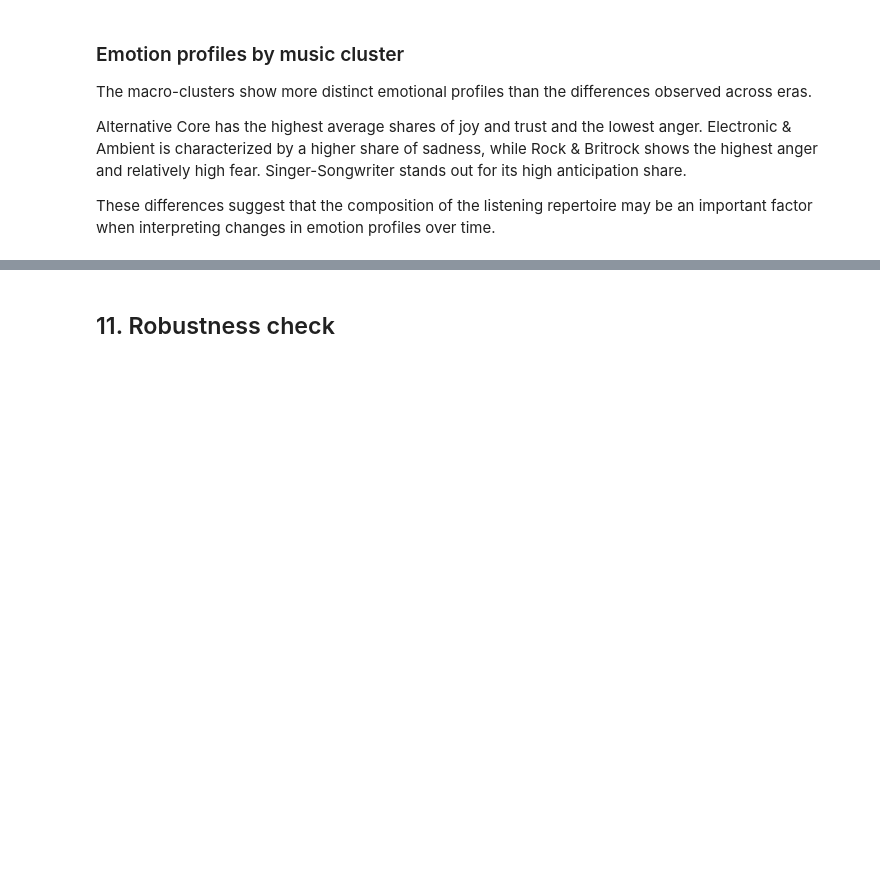
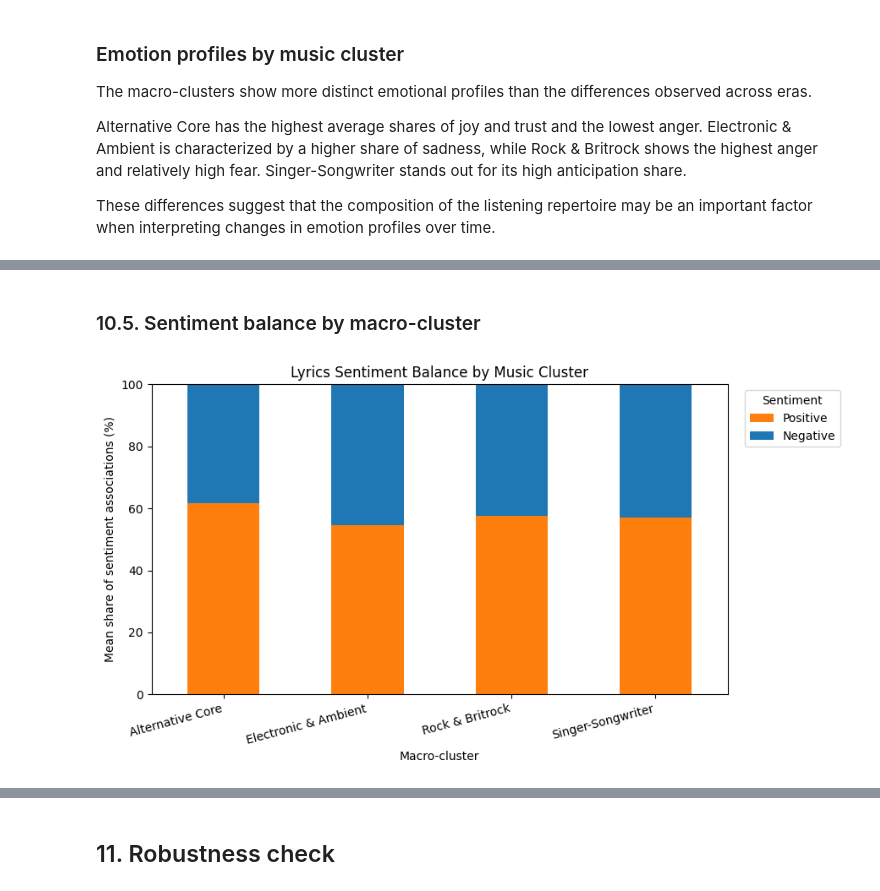
Before and after one commit to fredzell/music-mood-profiler, a Jupyter notebook: notebooks/09_sentiment_and_emotion_analysis.ipynb, the cells around one changed output, grey strips where cells are left out. Saved outputs shown, nothing was run; the diff lists cells and outputs as text; code cells hidden in the pictures; blank space fills up the shorter version.

```diff
--- a/notebooks/09_sentiment_and_emotion_analysis.ipynb
+++ b/notebooks/09_sentiment_and_emotion_analysis.ipynb
@@ -775,0 +867,33 @@ These differences suggest that the composition of the listening repertoire may b
+# %% [markdown]
+### 10.5. Sentiment balance by macro-cluster
+# %%
+sentiment_macro_plot = sentiment_by_macro.copy() * 100
+
+sentiment_macro_plot.columns = [
+    "Positive",
+    "Negative"
+]
+
+ax = sentiment_macro_plot.plot(
+    kind="bar",
+    stacked=True,
+    figsize=(9, 5),
+    color=["tab:orange", "tab:blue"]
+)
+
+ax.set_title("Lyrics Sentiment Balance by Music Cluster")
+ax.set_xlabel("Macro-cluster")
+ax.set_ylabel("Mean share of sentiment associations (%)")
+ax.set_ylim(0, 100)
+
+ax.legend(
+    title="Sentiment",
+    bbox_to_anchor=(1.02, 1),
+    loc="upper left"
+)
+
+plt.xticks(rotation=15, ha="right")
+plt.tight_layout()
+plt.show()
+# %% [output]
+[figure, added]
```
Also changed, not shown: parts of 11 cells of this notebook.
